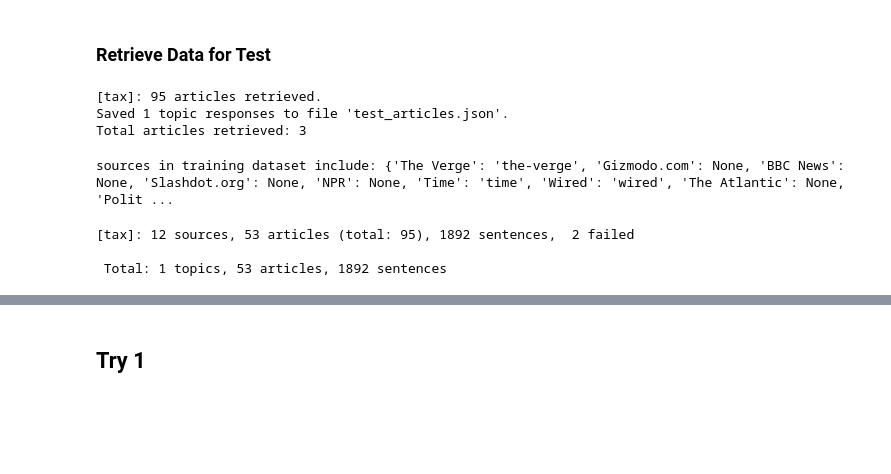
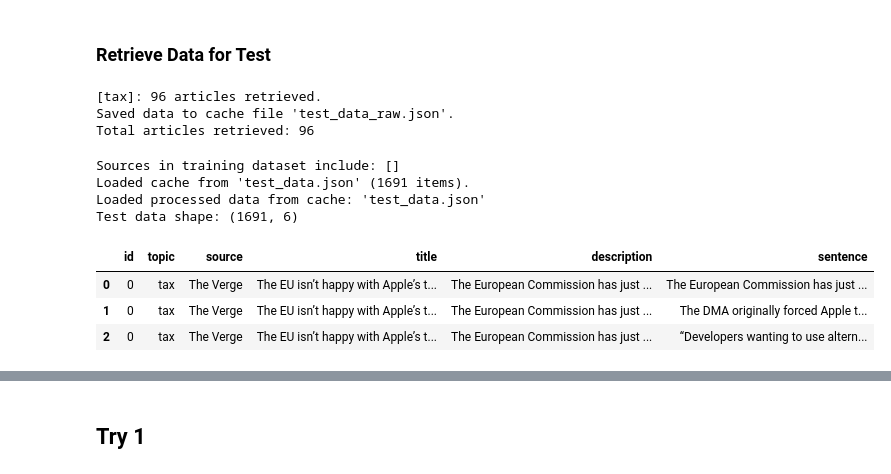
Before and after one commit to mrliu1212/NLP-Project, a Jupyter notebook: NLP_Project.ipynb, the cells around one changed output, grey strips where cells are left out. Cells and saved outputs as stored; diff of their text form; code cells hidden in the pictures; blank space fills up the shorter version.

```diff
--- a/NLP_Project.ipynb
+++ b/NLP_Project.ipynb
@@ -326,25 +301,46 @@ training_data = training_builder.build(topics,all_articles)
 # %% [markdown]
 ### Retrieve Data for Test
 # %%
-# test data retrieval
+# Define test input
 test_topics = ["tax"]
-test_all_articles = receiver.retrieve(test_topics, cache_file='test_articles.json')
-print(f"Total articles retrieved: {len(all_articles)}")
+cache_path = 'test_data_raw.json'
+# Retrieve articles
+test_all_articles = receiver.retrieve(test_topics, cache_file=cache_path)
+
+print(f"Total articles retrieved: {sum(len(resp['articles']) for resp in test_all_articles)}")
 # %% [output]
-[tax]: 95 articles retrieved.
-Saved 1 topic responses to file 'test_articles.json'.
-Total articles retrieved: 3
+[tax]: 96 articles retrieved.
+Saved data to cache file 'test_data_raw.json'.
+Total articles retrieved: 96
 # %%
-# process raw data
+from useful_tools import UsefulTools
+# Process test data
 allowed_sources = training_builder.sources
-print(f'sources in training dataset include: {allowed_sources}')
+print(f"Sources in training dataset include: {list(allowed_sources.keys())}")
+
 test_builder = Df_Builder()
-test_data = test_builder.build(test_topics,test_all_articles,allowed_sources)
+test_cache_file = 'test_data.json'
+
+# Build and cache the processed test data
+test_data = test_builder.build(
+    test_topics,
+    test_all_articles,
+    allowed_sources=allowed_sources,
+    cache_file=test_cache_file
+)
+
+# Final summary
+print(f"Test data shape: {test_data.shape}")
+test_data.head(3)  # preview first few rows
 # %% [output]
-sources in training dataset include: {'The Verge': 'the-verge', 'Gizmodo.com': None, 'BBC News': None, 'Slashdot.org': None, 'NPR': None, 'Time': 'time', 'Wired': 'wired', 'The Atlantic': None, 'Polit ...
+Sources in training dataset include: []
+Loaded cache from 'test_data.json' (1691 items).
+Loaded processed data from cache: 'test_data.json'
+Test data shape: (1691, 6)
-[tax]: 12 sources, 53 articles (total: 95), 1892 sentences,  2 failed
-
- Total: 1 topics, 53 articles, 1892 sentences
+|  | id | topic | source | title | description | sentence |
+| 0 | 0 | tax | The Verge | The EU isn’t happy with Apple’s t... | The European Commission has just ... | The European Commission has just ... |
+| 1 | 0 | tax | The Verge | The EU isn’t happy with Apple’s t... | The European Commission has just ... | The DMA originally forced Apple t... |
+| 2 | 0 | tax | The Verge | The EU isn’t happy with Apple’s t... | The European Commission has just ... | “Developers wanting to use altern... |
 # %%
 # check the sources in test dataset are in training dataset
 set(test_builder.sources.keys()).issubset(set(allowed_sources.keys()))
```
Also changed, not shown: parts of 8 cells of this notebook, 5 other files.
